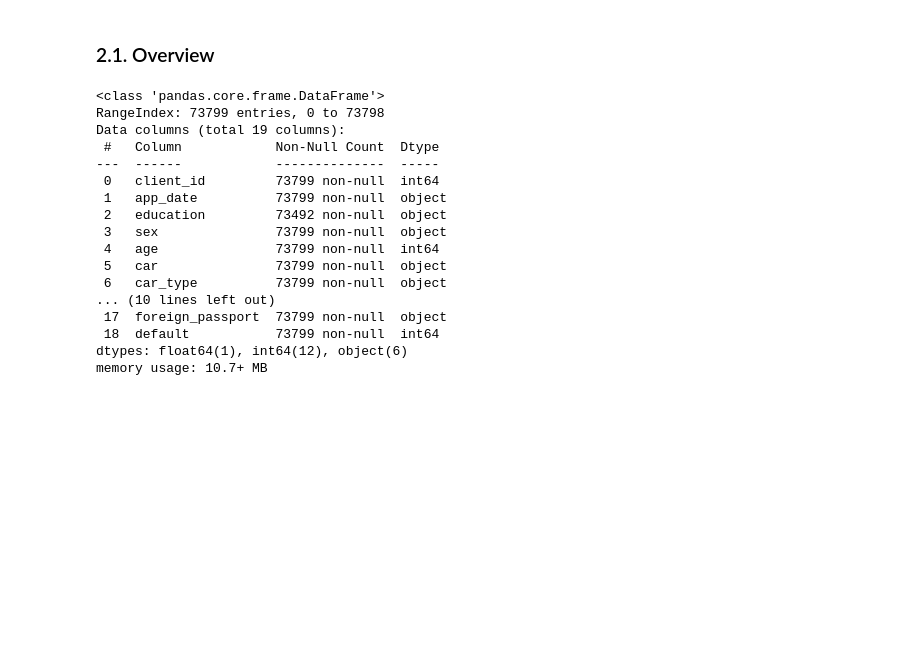
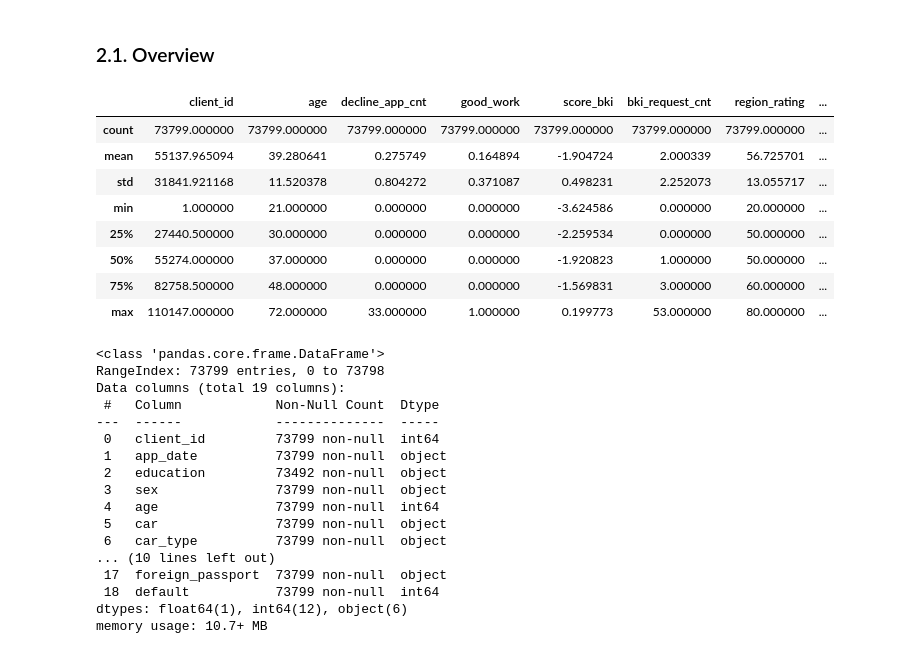
Before and after one commit to vedikhin/skillfactory, a Jupyter notebook: module_5/av-sf-scoring.ipynb, the cells around one changed output. Cells and saved outputs as stored; diff of their text form; code cells hidden in the pictures; blank space fills up the shorter version.

```diff
--- a/module_5/av-sf-scoring.ipynb
+++ b/module_5/av-sf-scoring.ipynb
@@ -73,6 +74,18 @@ sample_submission.shape
 ## 2. Первоначальный анализ данных
 # %% [markdown]
 ### 2.1. Overview
+# %%
+df_train.describe()
+# %% [output]
+|  | client_id | age | decline_app_cnt | good_work | score_bki | bki_request_cnt | region_rating | ... |
+| count | 73799.000000 | 73799.000000 | 73799.000000 | 73799.000000 | 73799.000000 | 73799.000000 | 73799.000000 | ... |
+| mean | 55137.965094 | 39.280641 | 0.275749 | 0.164894 | -1.904724 | 2.000339 | 56.725701 | ... |
+| std | 31841.921168 | 11.520378 | 0.804272 | 0.371087 | 0.498231 | 2.252073 | 13.055717 | ... |
+| min | 1.000000 | 21.000000 | 0.000000 | 0.000000 | -3.624586 | 0.000000 | 20.000000 | ... |
+| 25% | 27440.500000 | 30.000000 | 0.000000 | 0.000000 | -2.259534 | 0.000000 | 50.000000 | ... |
+| 50% | 55274.000000 | 37.000000 | 0.000000 | 0.000000 | -1.920823 | 1.000000 | 50.000000 | ... |
+| 75% | 82758.500000 | 48.000000 | 0.000000 | 0.000000 | -1.569831 | 3.000000 | 60.000000 | ... |
+| max | 110147.000000 | 72.000000 | 33.000000 | 1.000000 | 0.199773 | 53.000000 | 80.000000 | ... |
 # %%
 df_train.info()
 # %% [output]
```
Also changed, not shown: parts of 22 cells of this notebook.
